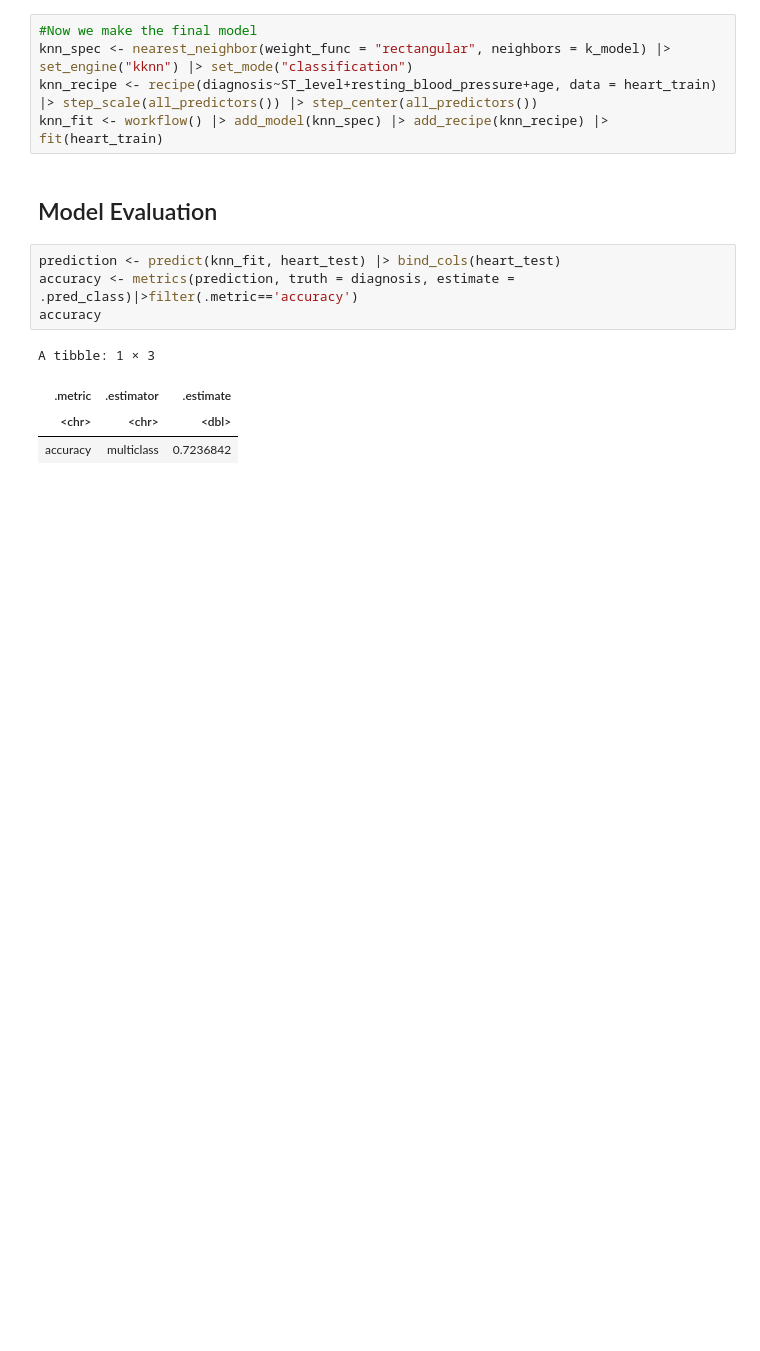
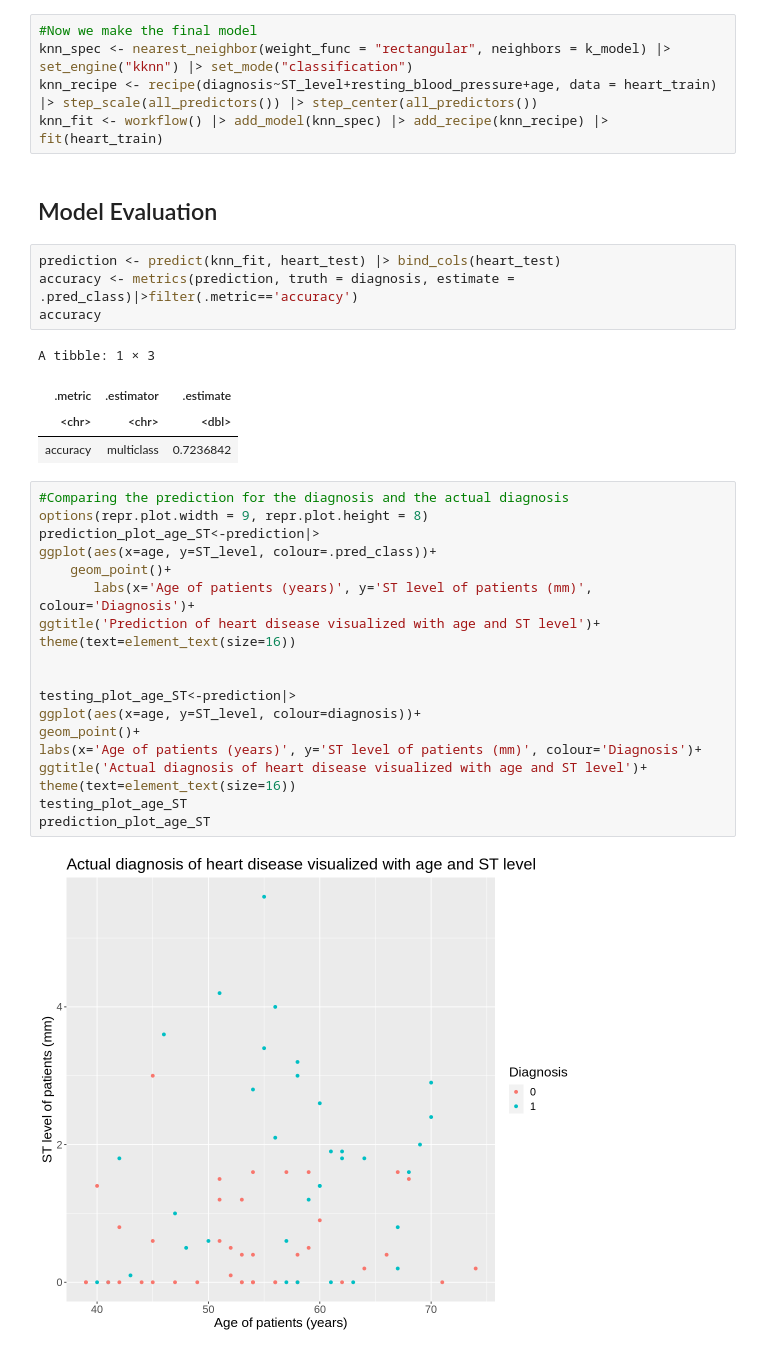
Before and after one commit to sendhelpDSCI/UBC_DSCI100_Group166, a Jupyter notebook: Code.ipynb, the cells around one changed output. Cells and saved outputs as stored; diff of their text form; blank space fills up the shorter version.

```diff
--- a/Code.ipynb
+++ b/Code.ipynb
@@ -138,3 +157,24 @@ A tibble: 1 × 3
 | .metric | .estimator | .estimate |
 | <chr> | <chr> | <dbl> |
 | accuracy | multiclass | 0.7236842 |
+# %%
+#Comparing the prediction for the diagnosis and the actual diagnosis
+options(repr.plot.width = 9, repr.plot.height = 8)
+prediction_plot_age_ST<-prediction|>
+ggplot(aes(x=age, y=ST_level, colour=.pred_class))+
+    geom_point()+
+       labs(x='Age of patients (years)', y='ST level of patients (mm)', colour='Diagnosis')+
+ggtitle('Prediction of heart disease visualized with age and ST level')+
+theme(text=element_text(size=16))
+
+
+testing_plot_age_ST<-prediction|>
+ggplot(aes(x=age, y=ST_level, colour=diagnosis))+
+geom_point()+
+labs(x='Age of patients (years)', y='ST level of patients (mm)', colour='Diagnosis')+
+ggtitle('Actual diagnosis of heart disease visualized with age and ST level')+
+theme(text=element_text(size=16))
+testing_plot_age_ST
+prediction_plot_age_ST
+# %% [output]
+[figure, added]
```
Also changed, not shown: parts of 11 cells of this notebook.
